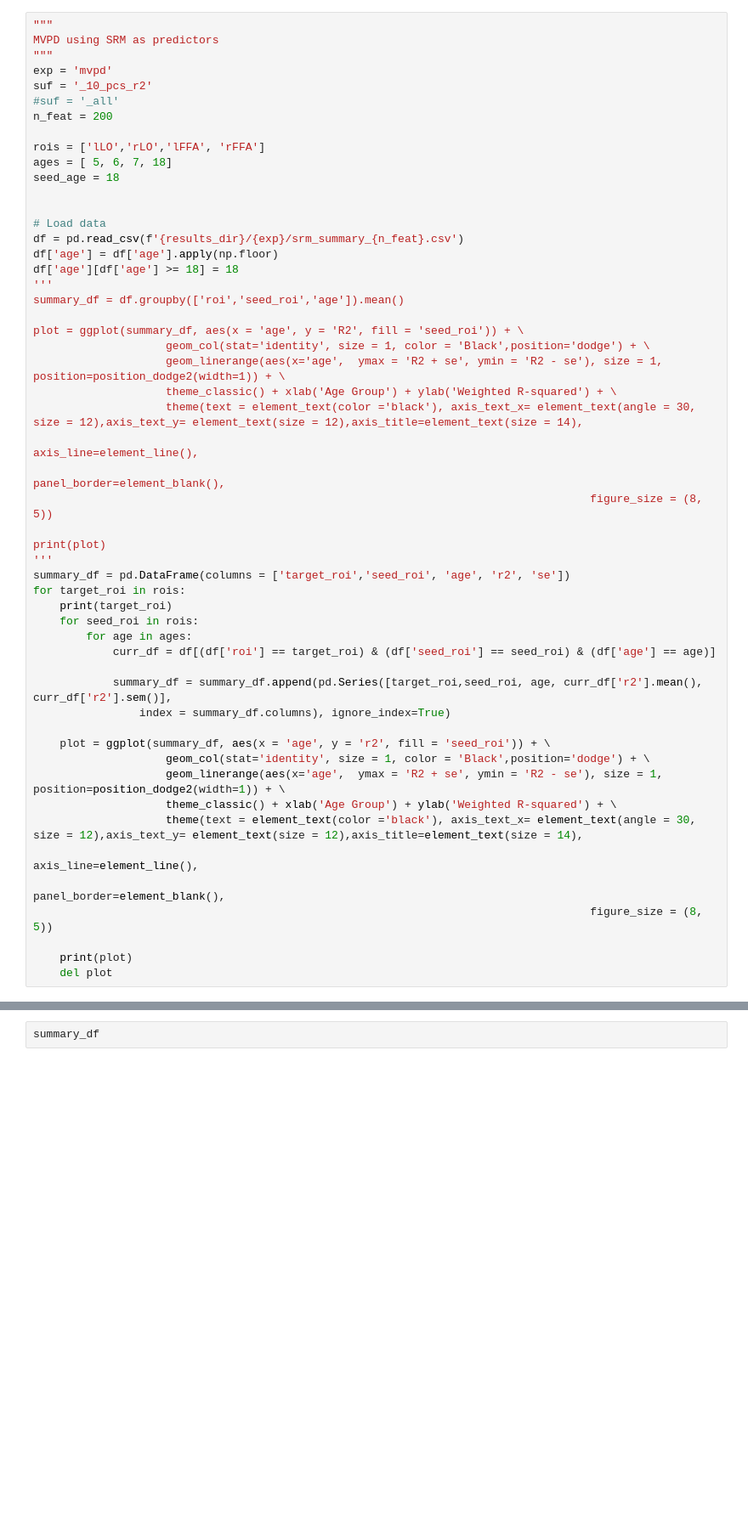
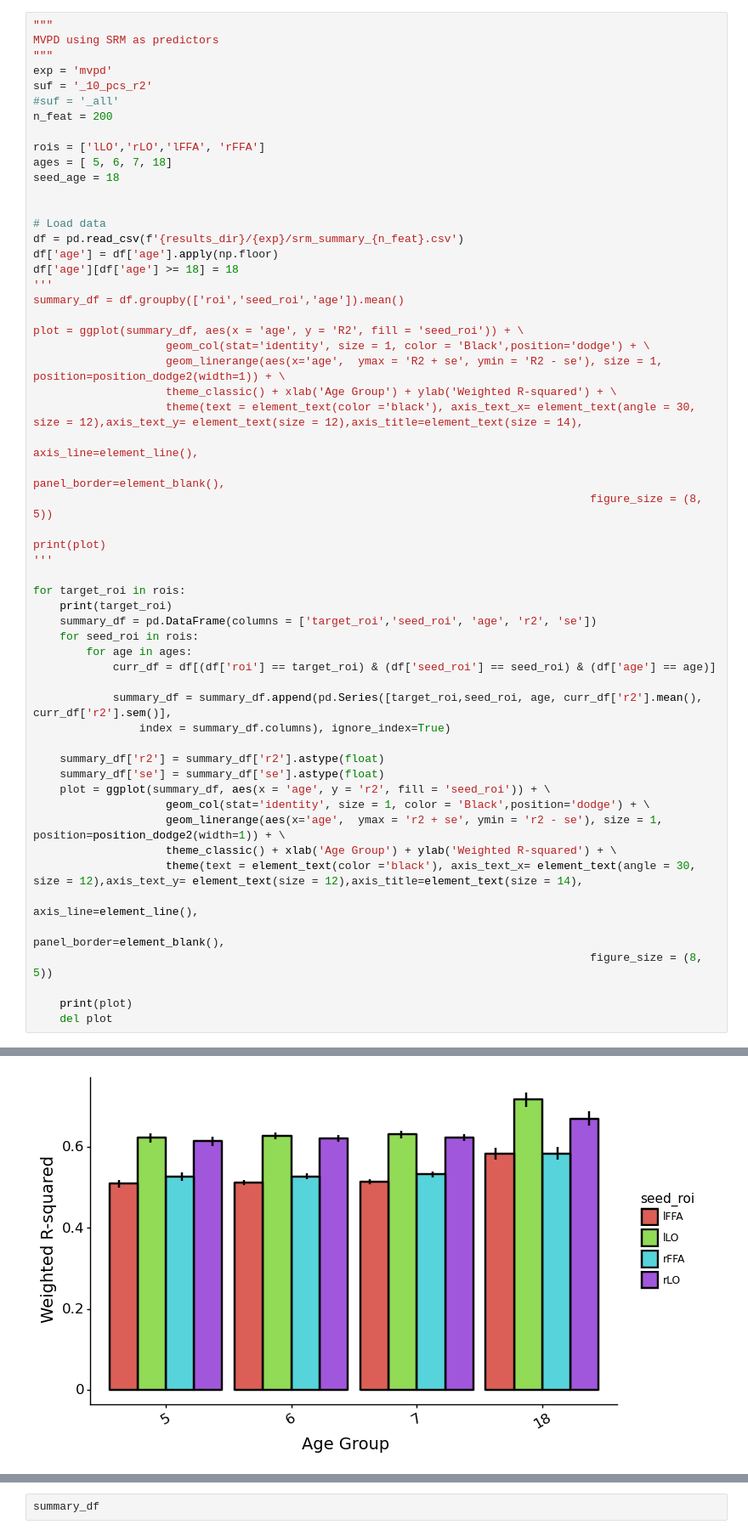
Before and after one commit to vayzenb/ginn, a Jupyter notebook: exps/plot_results.ipynb, the cells around one changed output, grey strips where cells are left out. Shown at 85% size. Saved outputs shown, nothing was run; the diff lists cells and outputs as text; blank space fills up the shorter version.

```diff
--- a/exps/plot_results.ipynb
+++ b/exps/plot_results.ipynb
@@ -46,9 +46,10 @@ plot = ggplot(summary_df, aes(x = 'age', y = 'R2', fill = 'seed_roi')) + \
 
 print(plot)
 '''
-summary_df = pd.DataFrame(columns = ['target_roi','seed_roi', 'age', 'r2', 'se'])
+
 for target_roi in rois:
     print(target_roi)
+    summary_df = pd.DataFrame(columns = ['target_roi','seed_roi', 'age', 'r2', 'se'])
     for seed_roi in rois:
         for age in ages:
             curr_df = df[(df['roi'] == target_roi) & (df['seed_roi'] == seed_roi) & (df['age'] == age)]
@@ -56,9 +57,11 @@ for target_roi in rois:
             summary_df = summary_df.append(pd.Series([target_roi,seed_roi, age, curr_df['r2'].mean(), curr_df['r2'].sem()],
                 index = summary_df.columns), ignore_index=True)
 
+    summary_df['r2'] = summary_df['r2'].astype(float)
+    summary_df['se'] = summary_df['se'].astype(float)
     plot = ggplot(summary_df, aes(x = 'age', y = 'r2', fill = 'seed_roi')) + \
                     geom_col(stat='identity', size = 1, color = 'Black',position='dodge') + \
-                    geom_linerange(aes(x='age',  ymax = 'R2 + se', ymin = 'R2 - se'), size = 1, position=position_dodge2(width=1)) + \
+                    geom_linerange(aes(x='age',  ymax = 'r2 + se', ymin = 'r2 - se'), size = 1, position=position_dodge2(width=1)) + \
                     theme_classic() + xlab('Age Group') + ylab('Weighted R-squared') + \
                     theme(text = element_text(color ='black'), axis_text_x= element_text(angle = 30, size = 12),axis_text_y= element_text(size = 12),axis_title=element_text(size = 14),
                                                                                     axis_line=element_line(),
@@ -87,0 +75 @@ for target_roi in rois:
+[figure, added]
```
Also changed, not shown: parts of 1 cell of this notebook, 4 other files.
